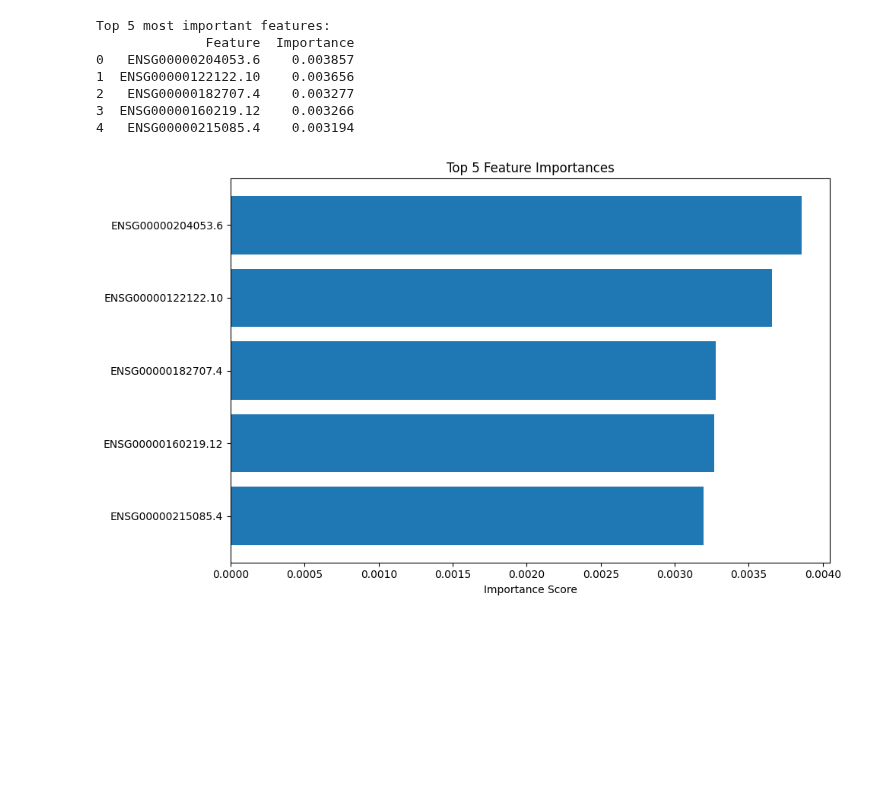
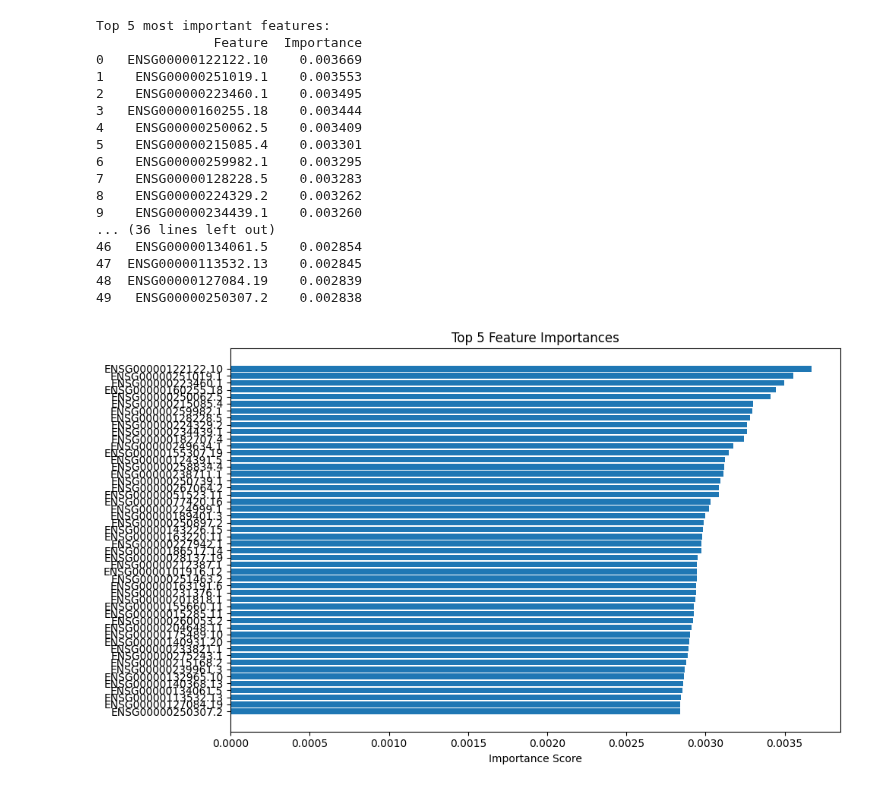
Before and after one commit to tobitotaku/ai-brain-tumor, a Jupyter notebook: iets.ipynb, the cells around one changed output. Saved outputs shown, nothing was run; the diff lists cells and outputs as text; code cells hidden in the pictures; blank space fills up the shorter version.

```diff
--- a/iets.ipynb
+++ b/iets.ipynb
@@ -31,7 +31,7 @@ y = df['healthy']
 
 # Fill NaN values with 0 (or you can use other imputation methods)
 X = X.fillna(0)
-conponents = 2;
+conponents = 135;
 # Create a pipeline with PCA and various classifiers
 models = {
     'Decision Tree': Pipeline([
@@ -108,38 +174,48 @@ rf_model.fit(X, y)
 pca = rf_model.named_steps['pca']
 rf_classifier = rf_model.named_steps['classifier']
 
 # Get feature importances for PCA components
 component_importances = rf_classifier.feature_importances_
 
 # Get the PCA components (loadings)
 components = pca.components_
 
 # Calculate feature importances in the original feature space
 # This maps component importances back to original features
 feature_importances = np.abs(components.T.dot(component_importances))
 
 # Create a DataFrame of feature importances
 importance_df = pd.DataFrame({'Feature': X.columns, 'Importance': feature_importances})
 importance_df = importance_df.sort_values('Importance', ascending=False).reset_index(drop=True)
 
 # Display top 5 features
-top_5_features = importance_df.head(5)
+top_5_features = importance_df.head(50)
 print("Top 5 most important features:")
 print(top_5_features)
 
 # Plot top 5 features
 plt.figure(figsize=(10, 6))
 plt.barh(top_5_features['Feature'], top_5_features['Importance'])
 plt.xlabel('Importance Score')
 plt.title('Top 5 Feature Importances')
 plt.gca().invert_yaxis()  # To display highest importance at the top
 plt.tight_layout()
 # %% [output]
 Top 5 most important features:
-              Feature  Importance
-0   ENSG00000204053.6    0.003857
-1  ENSG00000122122.10    0.003656
-2   ENSG00000182707.4    0.003277
-3  ENSG00000160219.12    0.003266
-4   ENSG00000215085.4    0.003194
+               Feature  Importance
+0   ENSG00000122122.10    0.003669
+1    ENSG00000251019.1    0.003553
+2    ENSG00000223460.1    0.003495
+3   ENSG00000160255.18    0.003444
+4    ENSG00000250062.5    0.003409
+5    ENSG00000215085.4    0.003301
+6    ENSG00000259982.1    0.003295
+7    ENSG00000128228.5    0.003283
+8    ENSG00000224329.2    0.003262
+9    ENSG00000234439.1    0.003260
+... (36 lines left out)
+46   ENSG00000134061.5    0.002854
+47  ENSG00000113532.13    0.002845
+48  ENSG00000127084.19    0.002839
+49   ENSG00000250307.2    0.002838
-[figure, old version]
+[figure, new version]
```
Also changed, not shown: parts of 2 cells of this notebook.
